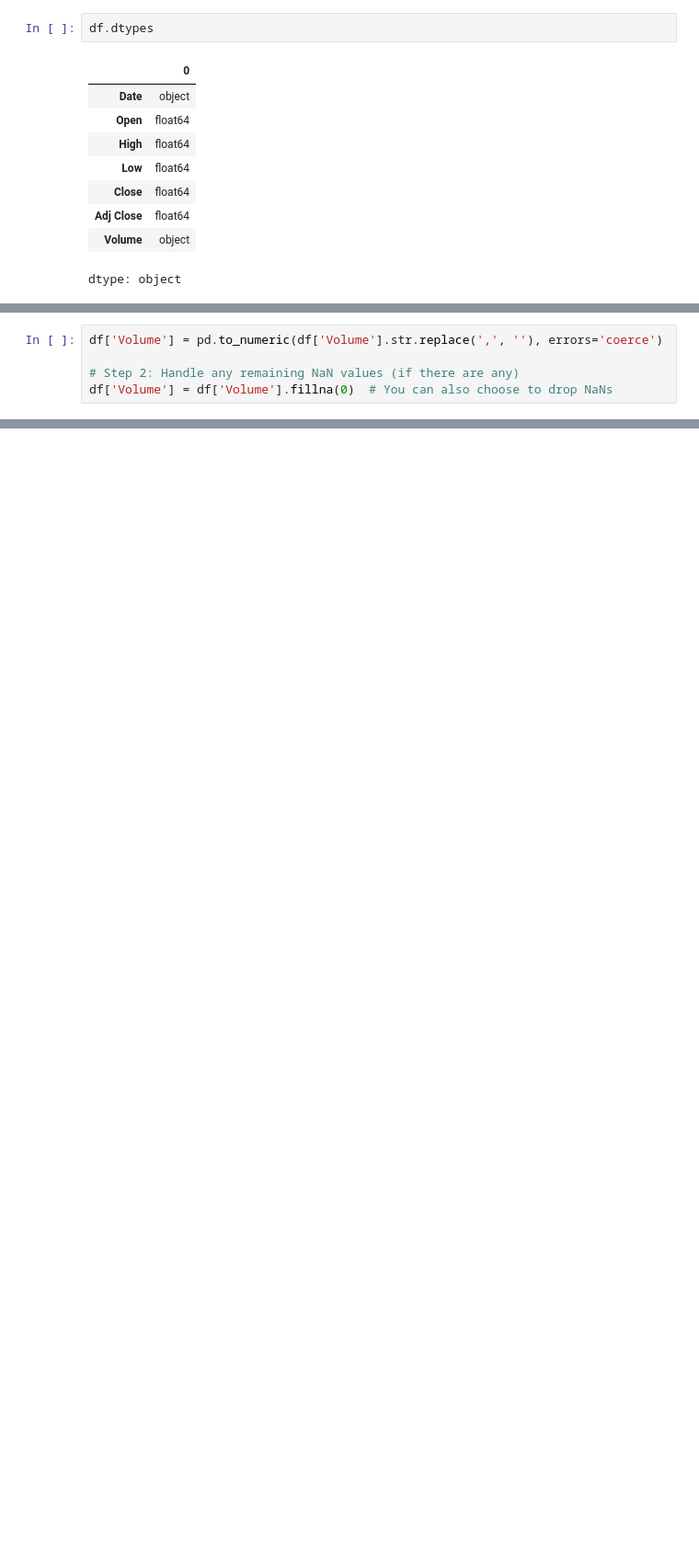
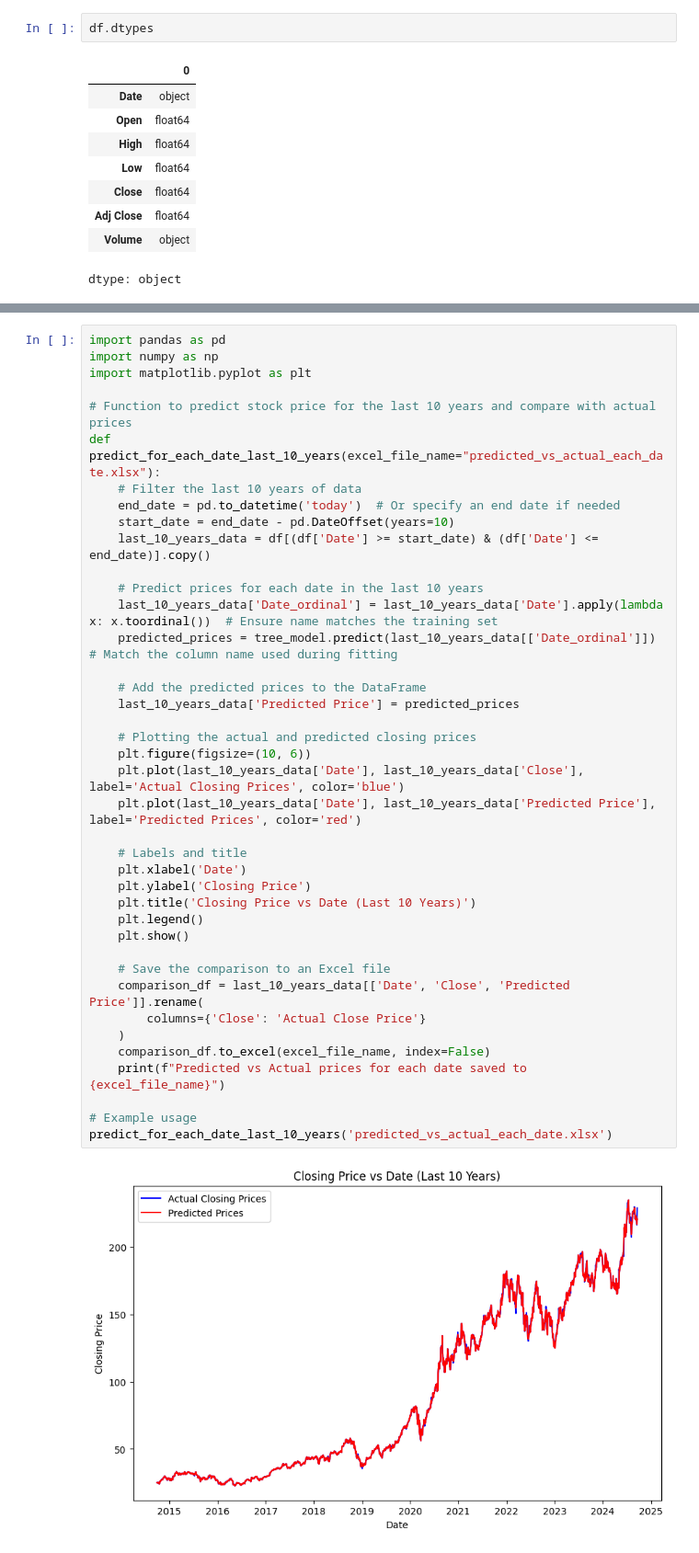
Before and after one commit to acrobyte007/Stock_Price_Prediction, a Jupyter notebook: Stock_Price.ipynb, the cells around one changed output, grey strips where cells are left out. Shown at 92% size. Cells and saved outputs as stored; diff of their text form; blank space fills up the shorter version.

```diff
--- a/Stock_Price.ipynb
+++ b/Stock_Price.ipynb
@@ -112,5 +23,0 @@ df = df.fillna(0)
-# %%
-df['Volume'] = pd.to_numeric(df['Volume'].str.replace(',', ''), errors='coerce')
-
-# Step 2: Handle any remaining NaN values (if there are any)
-df['Volume'] = df['Volume'].fillna(0)  # You can also choose to drop NaNs
@@ -185,0 +103,42 @@ Root Mean Squared Error: 1.02111882468595
+# %%
+import pandas as pd
+import numpy as np
+import matplotlib.pyplot as plt
+
+# Function to predict stock price for the last 10 years and compare with actual prices
+def predict_for_each_date_last_10_years(excel_file_name="predicted_vs_actual_each_date.xlsx"):
+    # Filter the last 10 years of data
+    end_date = pd.to_datetime('today')  # Or specify an end date if needed
+    start_date = end_date - pd.DateOffset(years=10)
+    last_10_years_data = df[(df['Date'] >= start_date) & (df['Date'] <= end_date)].copy()
+
+    # Predict prices for each date in the last 10 years
+    last_10_years_data['Date_ordinal'] = last_10_years_data['Date'].apply(lambda x: x.toordinal())  # Ensure name matches the training set
+    predicted_prices = tree_model.predict(last_10_years_data[['Date_ordinal']])  # Match the column name used during fitting
+
+    # Add the predicted prices to the DataFrame
+    last_10_years_data['Predicted Price'] = predicted_prices
+
+    # Plotting the actual and predicted closing prices
+    plt.figure(figsize=(10, 6))
+    plt.plot(last_10_years_data['Date'], last_10_years_data['Close'], label='Actual Closing Prices', color='blue')
+    plt.plot(last_10_years_data['Date'], last_10_years_data['Predicted Price'], label='Predicted Prices', color='red')
+
+    # Labels and title
+    plt.xlabel('Date')
+    plt.ylabel('Closing Price')
+    plt.title('Closing Price vs Date (Last 10 Years)')
+    plt.legend()
+    plt.show()
+
+    # Save the comparison to an Excel file
+    comparison_df = last_10_years_data[['Date', 'Close', 'Predicted Price']].rename(
+        columns={'Close': 'Actual Close Price'}
+    )
+    comparison_df.to_excel(excel_file_name, index=False)
+    print(f"Predicted vs Actual prices for each date saved to {excel_file_name}")
+
+# Example usage
+predict_for_each_date_last_10_years('predicted_vs_actual_each_date.xlsx')
+# %% [output]
+[figure, added]
```
Also changed, not shown: parts of 25 cells of this notebook.
